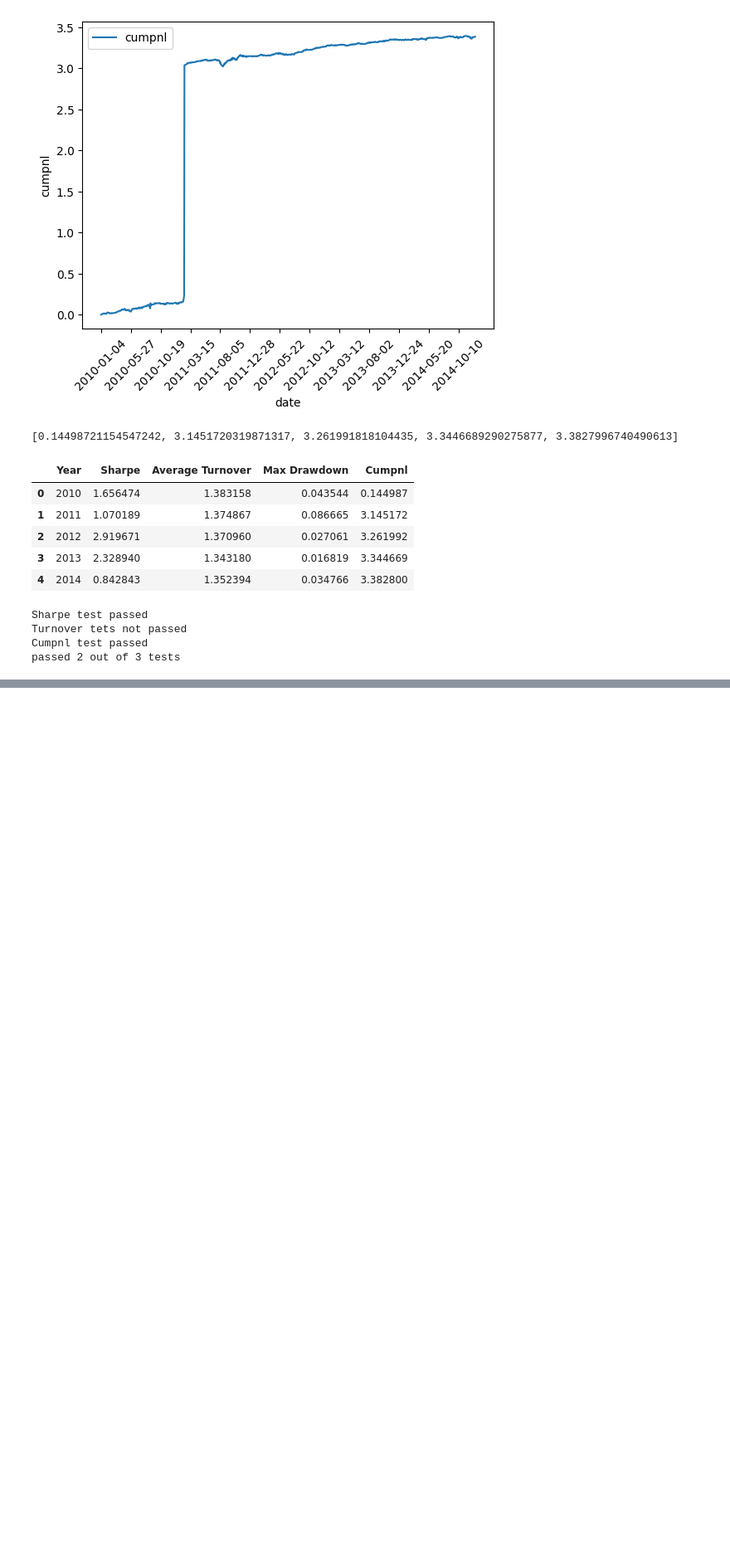
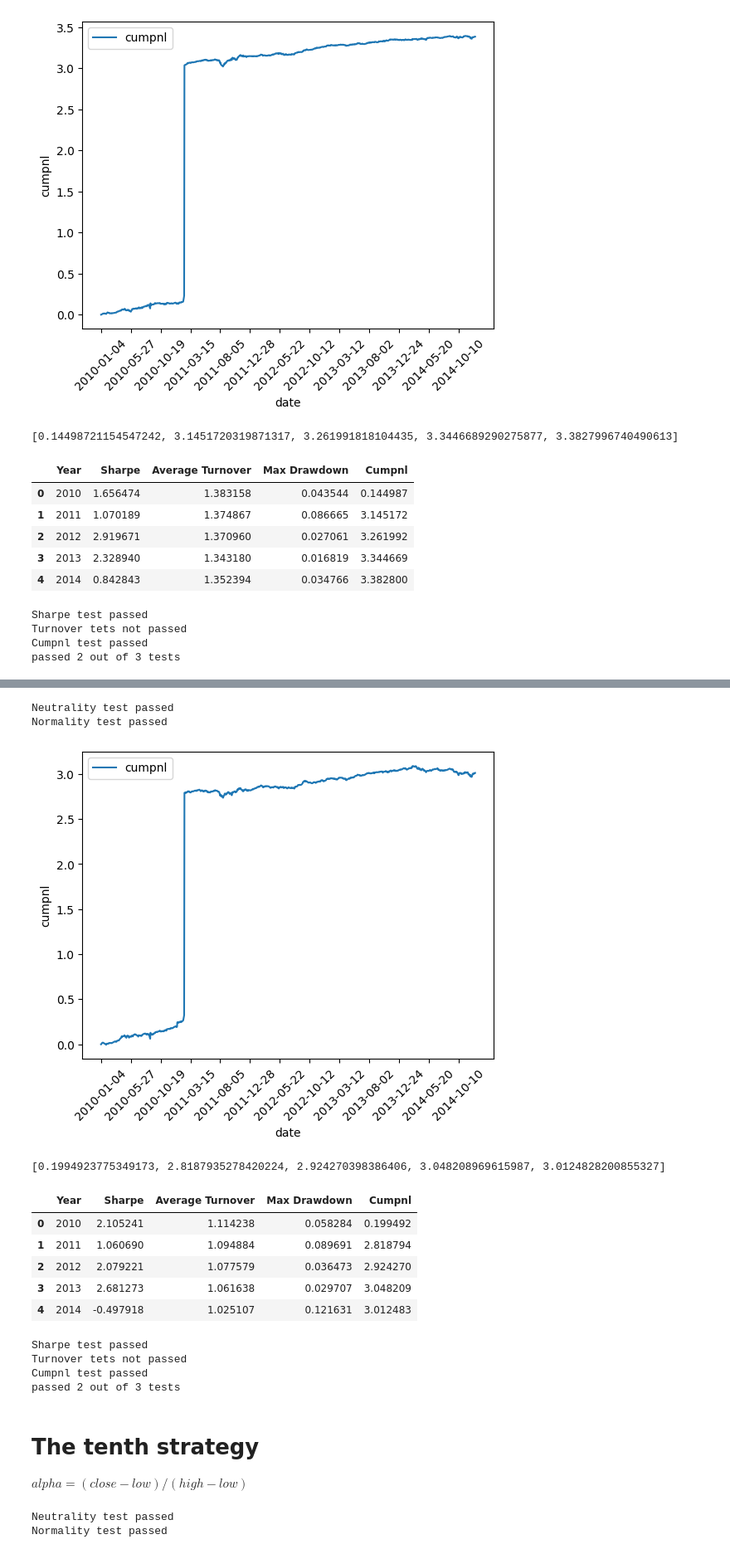
Before and after one commit to Kasymkhankhubiyev/Sirius-Uni, a Jupyter notebook: DerivativesControl/Task2.ipynb, the cells around one changed output, grey strips where cells are left out. Shown at 83% size. Drawn from its saved outputs; the diff is of its cells as text; code cells hidden in the pictures; blank space fills up the shorter version.

```diff
--- a/DerivativesControl/Task2.ipynb
+++ b/DerivativesControl/Task2.ipynb
@@ -352,0 +448,43 @@ passed 2 out of 3 tests
+# %%
+def make_high_close_ratio_alpha(high_df, close_df):
+    high = high_df.drop(high_df.columns[0], axis=1).to_numpy().T
+    close = close_df.drop(close_df.columns[0], axis=1).to_numpy().T
+
+    close = np.where(close == 0., 1e-14, close)  #  можно применить фильтр выбросов
+
+    alpha = neutralize(high / close)
+
+    alpha = np.concatenate((np.zeros((1, alpha.shape[1])), normalize(alpha[:-1])))
+
+    return alpha
+# %%
+alpha_matrix9 = make_high_close_ratio_alpha(high_df, close_df)
+# %%
+test1(alpha_matrix9)
+test2(alpha_matrix9[1:]) # the first is zero
+# %% [output]
+Neutrality test passed
+Normality test passed
+# %%
+alpha_9_data = AlphaStats(alpha_matrix9, close_df)
+alpha_9_data.head()
+# %% [output]
+[figure, added]
+[0.1994923775349173, 2.8187935278420224, 2.924270398386406, 3.048208969615987, 3.0124828200855327]
+|  | Year | Sharpe | Average Turnover | Max Drawdown | Cumpnl |
+| 0 | 2010 | 2.105241 | 1.114238 | 0.058284 | 0.199492 |
+| 1 | 2011 | 1.060690 | 1.094884 | 0.089691 | 2.818794 |
+| 2 | 2012 | 2.079221 | 1.077579 | 0.036473 | 2.924270 |
+| 3 | 2013 | 2.681273 | 1.061638 | 0.029707 | 3.048209 |
+| 4 | 2014 | -0.497918 | 1.025107 | 0.121631 | 3.012483 |
+# %%
+test3(alpha_9_data)
+# %% [output]
+Sharpe test passed
+Turnover tets not passed
+Cumpnl test passed
+passed 2 out of 3 tests
+# %% [markdown]
+# The tenth strategy
+
+$alpha = (close - low) / (high - low)$
@@ -352,0 +508,6 @@ passed 2 out of 3 tests
+# %%
+test1(alpha_matrix10)
+test2(alpha_matrix10[1:]) # the first is null
+# %% [output]
+Neutrality test passed
+Normality test passed
```
Also changed, not shown: parts of 20 cells of this notebook.
